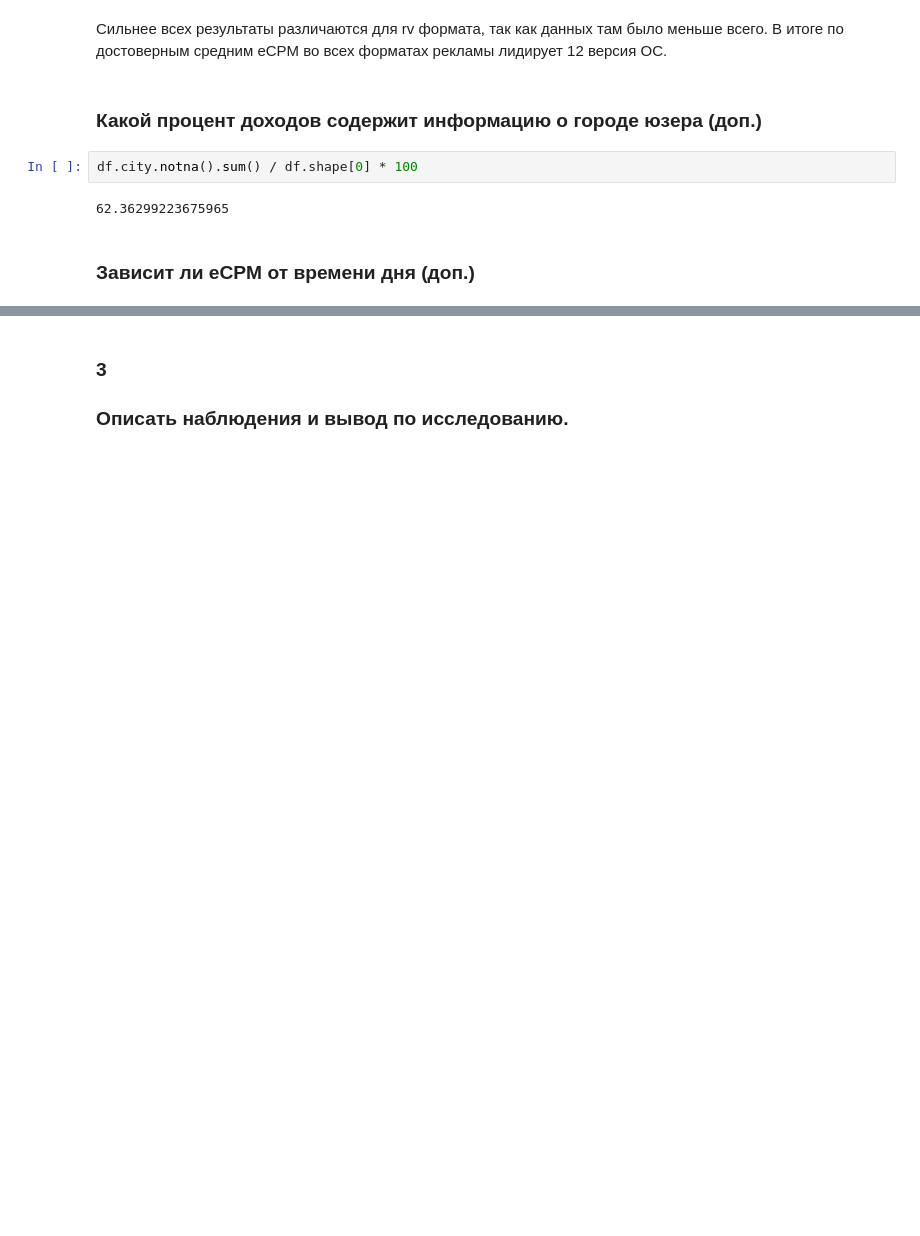
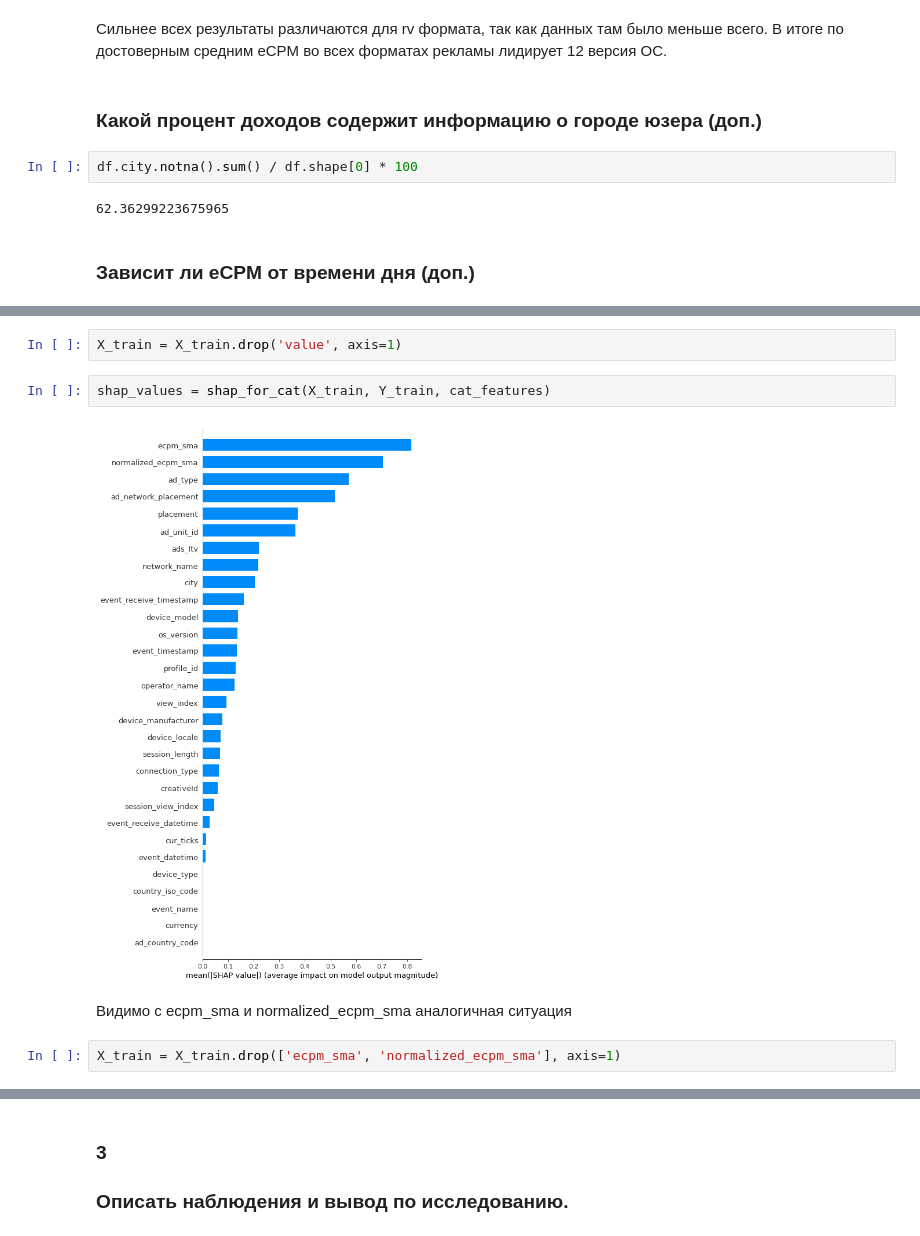
Before and after one commit to FKz11/test_tasks, a Jupyter notebook: data_analysis.ipynb, the cells around one changed output, grey strips where cells are left out. Saved outputs shown, nothing was run; the diff lists cells and outputs as text; blank space fills up the shorter version.

```diff
--- a/data_analysis.ipynb
+++ b/data_analysis.ipynb
@@ -441,0 +447,10 @@ shap_values = explainer.shap_values(X_train)
+# %%
+X_train = X_train.drop('value', axis=1)
+# %%
+shap_values = shap_for_cat(X_train, Y_train, cat_features)
+# %% [output]
+[figure, added]
+# %% [markdown]
+Видимо с ecpm_sma и normalized_ecpm_sma аналогичная ситуация
+# %%
+X_train = X_train.drop(['ecpm_sma', 'normalized_ecpm_sma'], axis=1)
```
Also changed, not shown: parts of 23 cells of this notebook.
